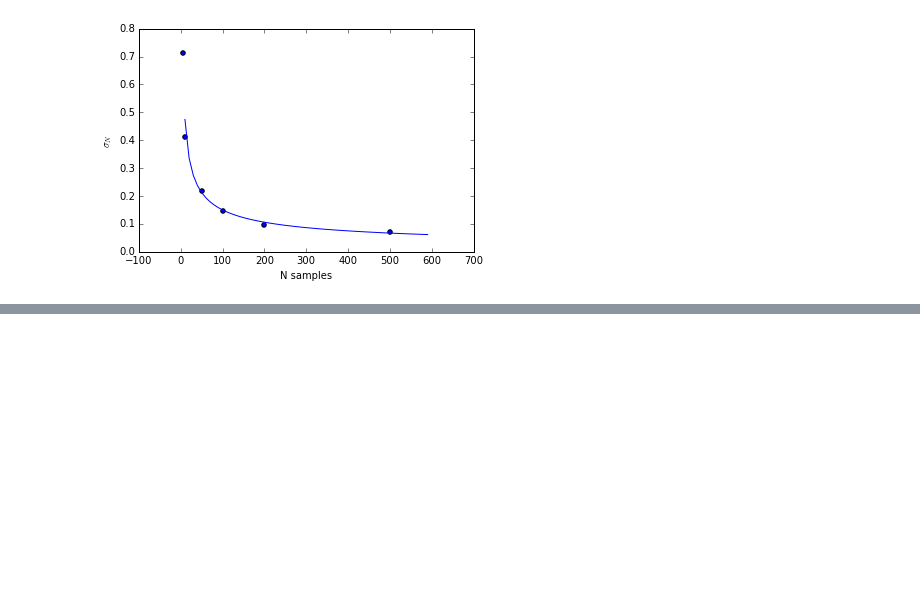
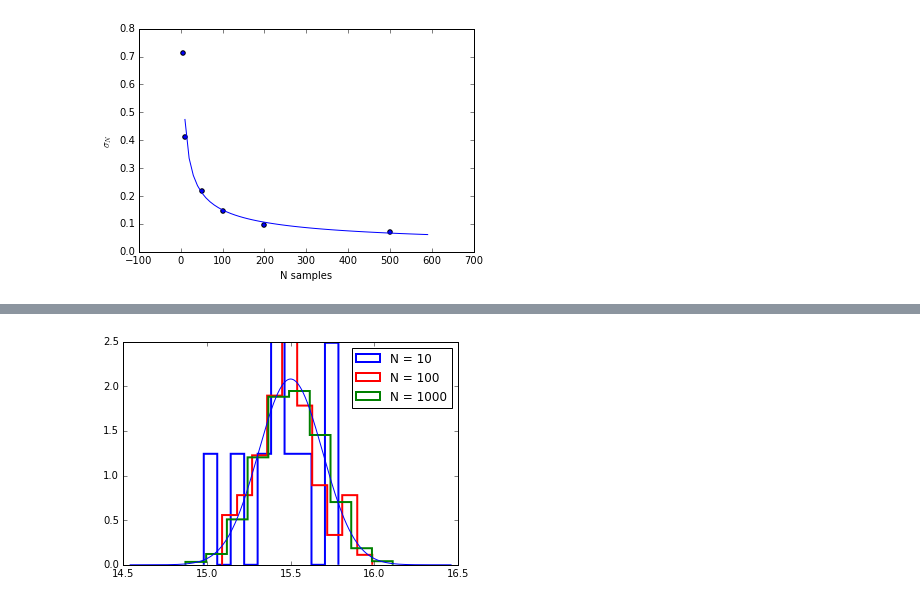
Before and after one commit to astroJeff/SMAC, a Jupyter notebook: Week_3/Distributions Continued - answer key.ipynb, the cells around one changed output, grey strips where cells are left out. Saved outputs shown, nothing was run; the diff lists cells and outputs as text; code cells hidden in the pictures; blank space fills up the shorter version.

```diff
--- a/Week_3/Distributions Continued - answer key.ipynb
+++ b/Week_3/Distributions Continued - answer key.ipynb
@@ -433,0 +556,41 @@ plt.show()
+# %%
+x_min, x_max = 5, 26
+
+convergence_value = (x_max + x_min)/2.0
+
+Nsize = 1000
+Nrepeats = [10, 100, 1000]
+colors = ['b','r','g']
+
+spread = []
+for j, N in zip(range(len(Nrepeats)), Nrepeats):
+    sample_means = []
+    # Repeat drawing samples and averaging this many times
+    for i in range(N):
+
+        # draw N samples from the random uniform distribution and calculate the mean
+        y = np.random.uniform(x_min, x_max, size=Nsize)
+        y_mean = np.mean(y)
+        sample_means.append(y_mean)
+
+        spread.append(np.std(sample_means))
+
+
+    plt.hist(sample_means, normed=True, histtype='step', color=colors[j],
+             label='N = '+str(N), linewidth=2)
+
+
+
+plt.legend()
+
+
+# Show the Gaussian to which the distribution should converge
+mu = (x_min+x_max)/2.0
+sigma = (x_max-x_min) / np.sqrt(12.) / np.sqrt(Nsize)
+tmp_x = np.linspace(mu-5.0*sigma, mu+5.0*sigma, 10000)
+tmp_y = stats.norm.pdf(tmp_x, loc=mu, scale=sigma)
+plt.plot(tmp_x,tmp_y)
+
+plt.show()
+# %% [output]
+[figure, added]
```
Also changed, not shown: parts of 22 cells of this notebook.
